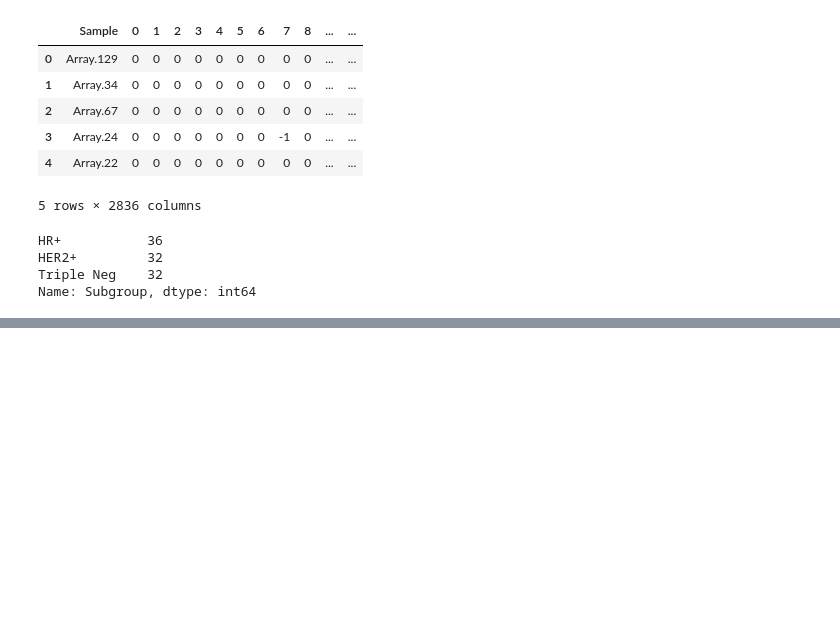
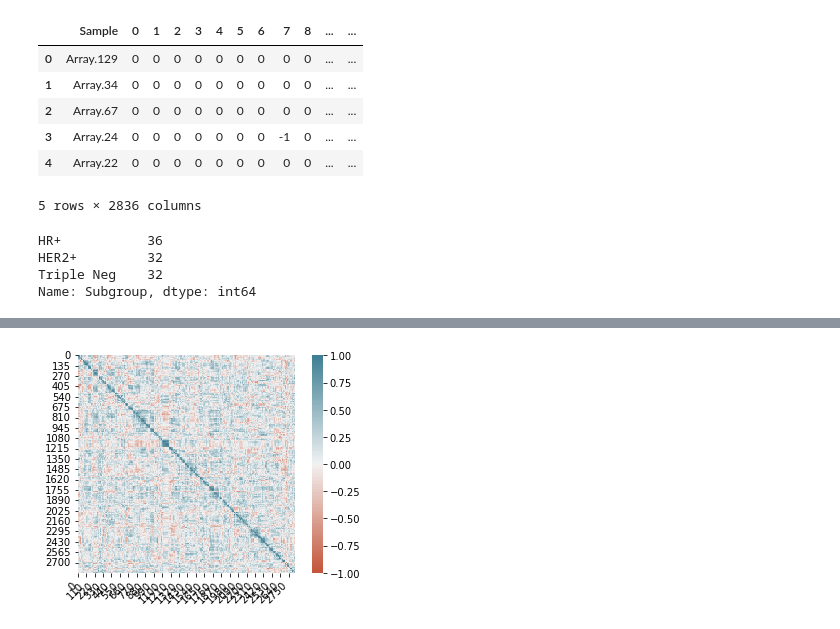
Before and after one commit to aaronyhsl/B4TM2022, a Jupyter notebook: src/feature_selections.ipynb, the cells around one changed output, grey strips where cells are left out. Saved outputs shown, nothing was run; the diff lists cells and outputs as text; code cells hidden in the pictures; blank space fills up the shorter version.

```diff
--- a/src/feature_selections.ipynb
+++ b/src/feature_selections.ipynb
@@ -188 +240,29 @@ plt.show()
+# %%
+# Create the RFE object and compute a cross-validated score.
+xgb =
+# The "accuracy" scoring shows the proportion of correct classifications
+
+min_features_to_select = 1  # Minimum number of features to consider
+rfecv = RFECV(
+    estimator=rf,
+    step=1,
+    cv=StratifiedKFold(5),
+    scoring="accuracy",
+    min_features_to_select=min_features_to_select,
+)
+rfecv.fit(X_train, y_train)
+
+print("Optimal number of features : %d" % rfecv.n_features_)
+
+# Plot number of features VS. cross-validation scores
+plt.figure()
+plt.xlabel("Number of features selected")
+plt.ylabel("Cross validation score (accuracy)")
+plt.plot(
+    range(min_features_to_select, len(rfecv.grid_scores_) + min_features_to_select),
+    rfecv.grid_scores_,
+)
+plt.title("RFECV of Random Forest")
+plt.legend(['1cv', '2cv', '3cv', '4cv', '5cv'], loc=4)
+plt.show()
 # %% [markdown]
@@ -233,0 +331,15 @@ Best Hyperparameters: {'C': 0.14172896906629825, 'solver': 'liblinear'}
+# %%
+corr = X_train.corr()
+ax = sns.heatmap(
+    corr,
+    vmin=-1, vmax=1, center=0,
+    cmap=sns.diverging_palette(20, 220, n=200),
+    square=True
+)
+ax.set_xticklabels(
+    ax.get_xticklabels(),
+    rotation=45,
+    horizontalalignment='right'
+);
+# %% [output]
+[figure, added]
```
Also changed, not shown: parts of 18 cells of this notebook, 1 other file.
